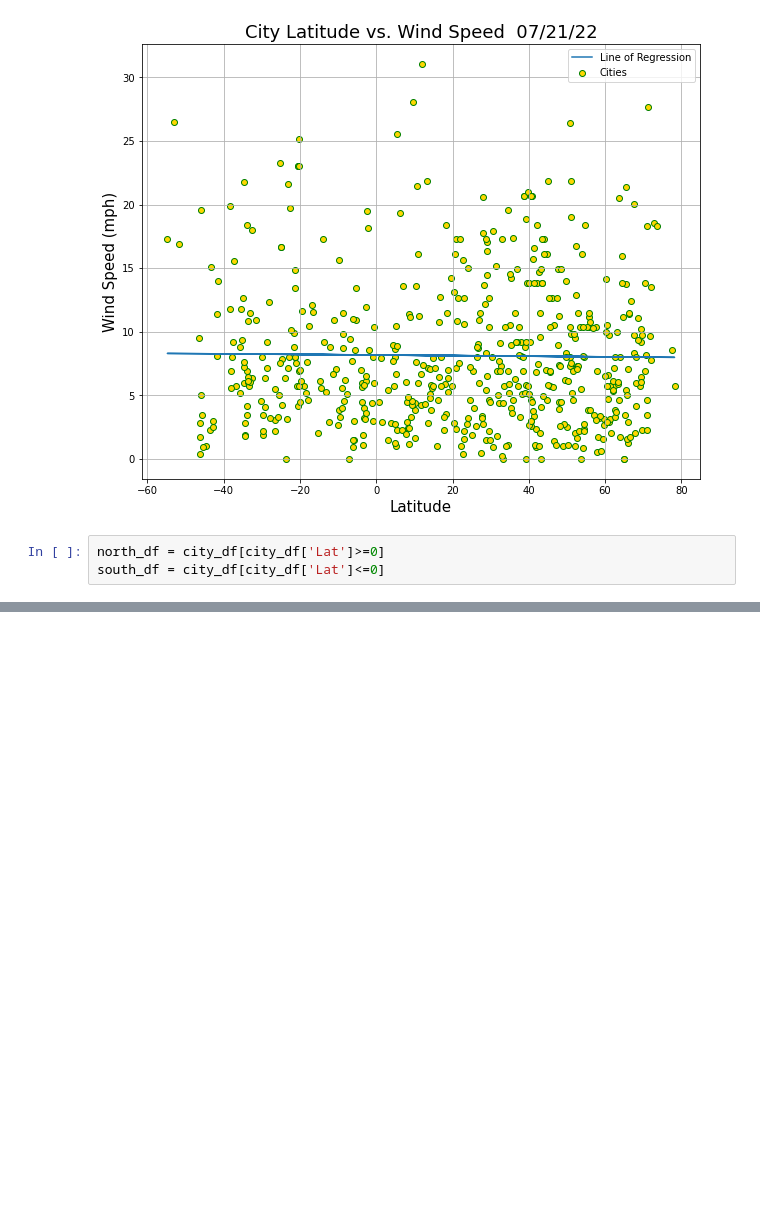
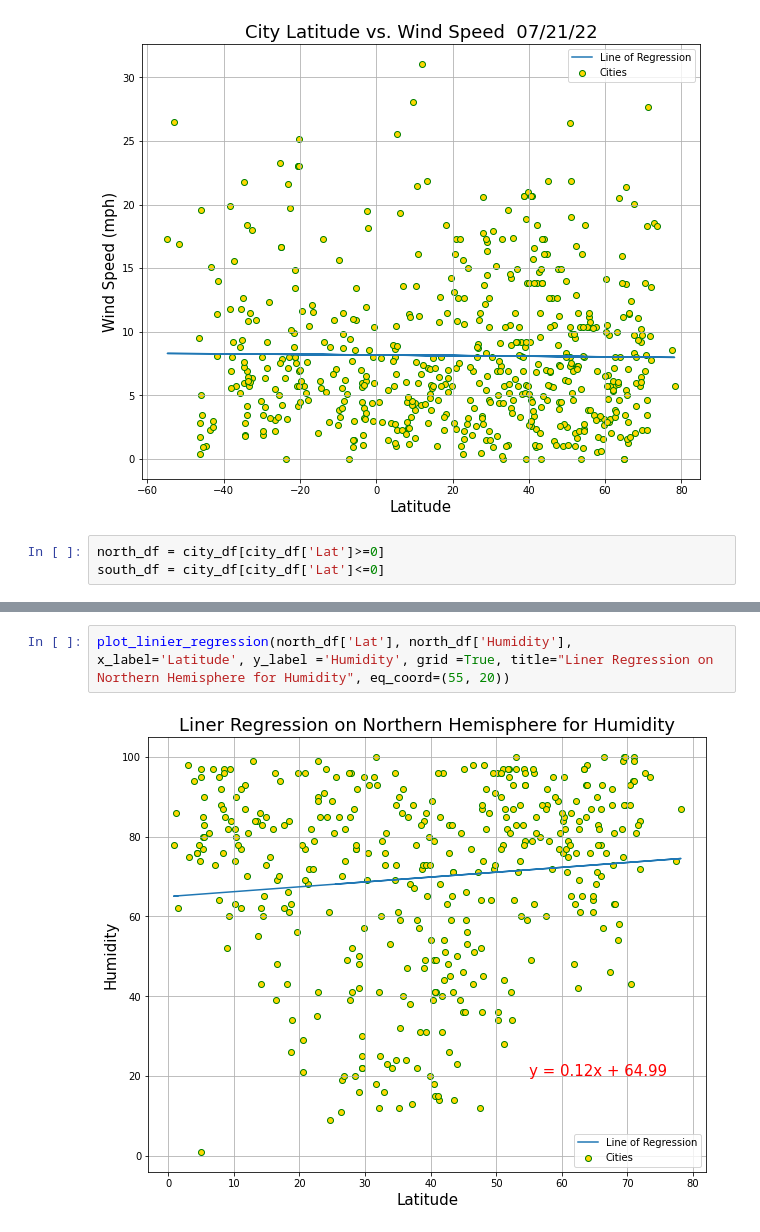
Before and after one commit to Bag0niku/World_Weather_Analysis, a Jupyter notebook: WeatherPy.ipynb, the cells around one changed output, grey strips where cells are left out. Drawn from its saved outputs; the diff is of its cells as text; blank space fills up the shorter version.

```diff
--- a/WeatherPy.ipynb
+++ b/WeatherPy.ipynb
@@ -424,0 +297,4 @@ Name: Wind Speed, Length: 398, dtype: float64
+# %%
+plot_linier_regression(north_df['Lat'], north_df['Humidity'], x_label='Latitude', y_label ='Humidity', grid =True, title="Liner Regression on Northern Hemisphere for Humidity", eq_coord=(55, 20))
+# %% [output]
+[figure, added]
```
Also changed, not shown: parts of 19 cells of this notebook.
